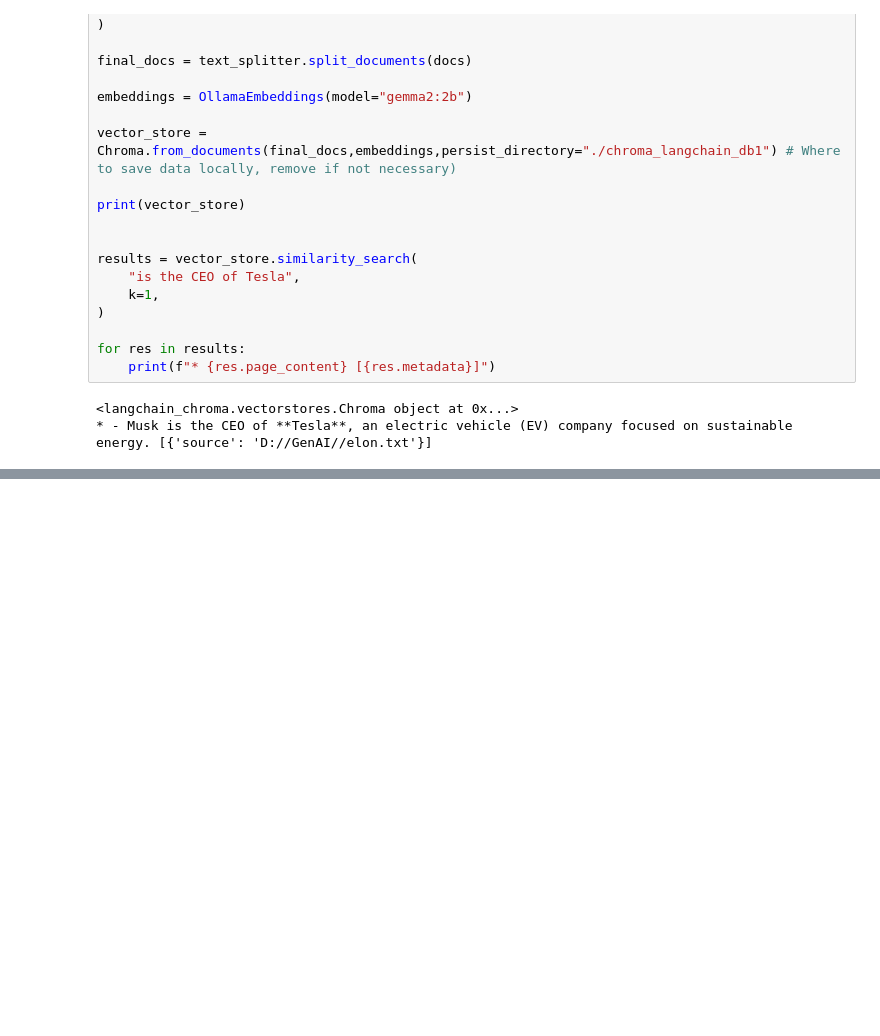
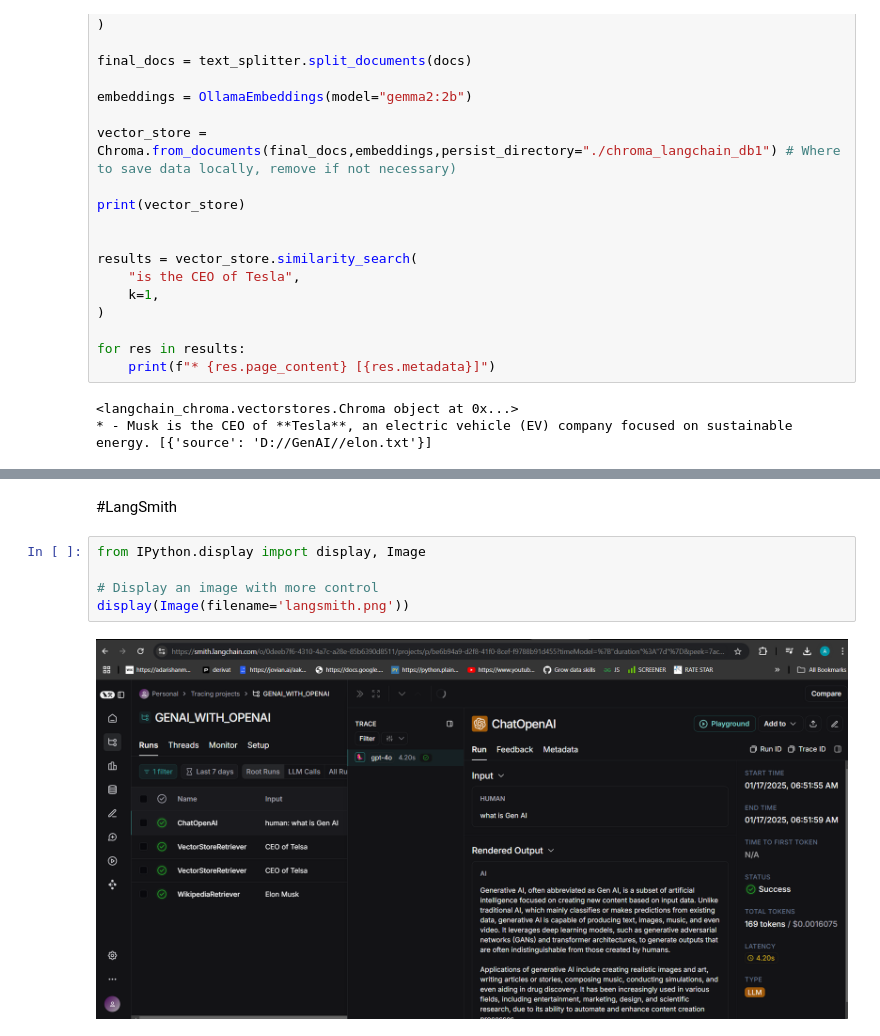
Before and after one commit to Shanmukh15501/GenAI, a Jupyter notebook: generative_ai.ipynb, the cells around one changed output, grey strips where cells are left out. Cells and saved outputs as stored; diff of their text form; blank space fills up the shorter version.

```diff
--- a/generative_ai.ipynb
+++ b/generative_ai.ipynb
@@ -714 +748,10 @@ print(retriver.invoke(query))
 [Document(id='d667071a-1bf9-4240-b8e6-6fc3f24e9a73', metadata={'source': 'D://GenAI//elon.txt'}, page_content='- Musk is the CEO of **Tesla**, an electric vehicle (EV) company focused on sustainable e ...
+# %% [markdown]
+#LangSmith
+# %%
+from IPython.display import display, Image
+
+# Display an image with more control
+display(Image(filename='langsmith.png'))
+# %% [output]
+[figure, added]
```
Also changed, not shown: parts of 13 cells of this notebook, 5 other files.
